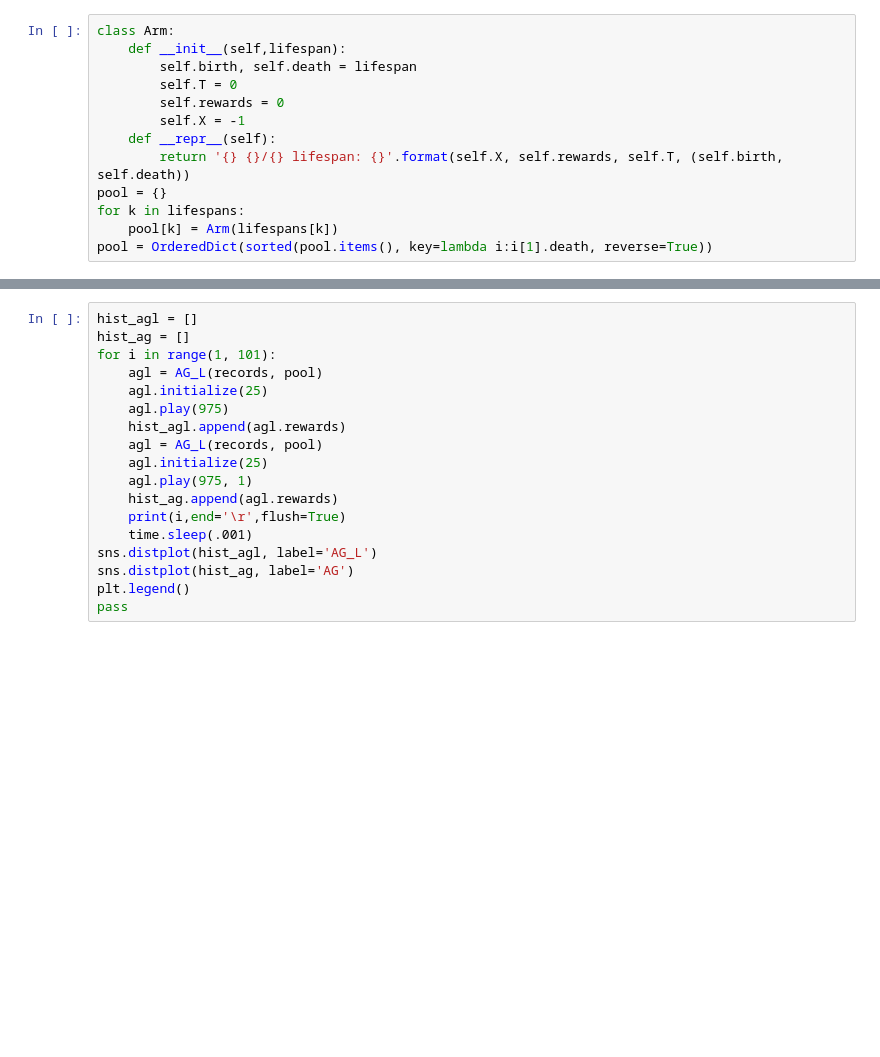
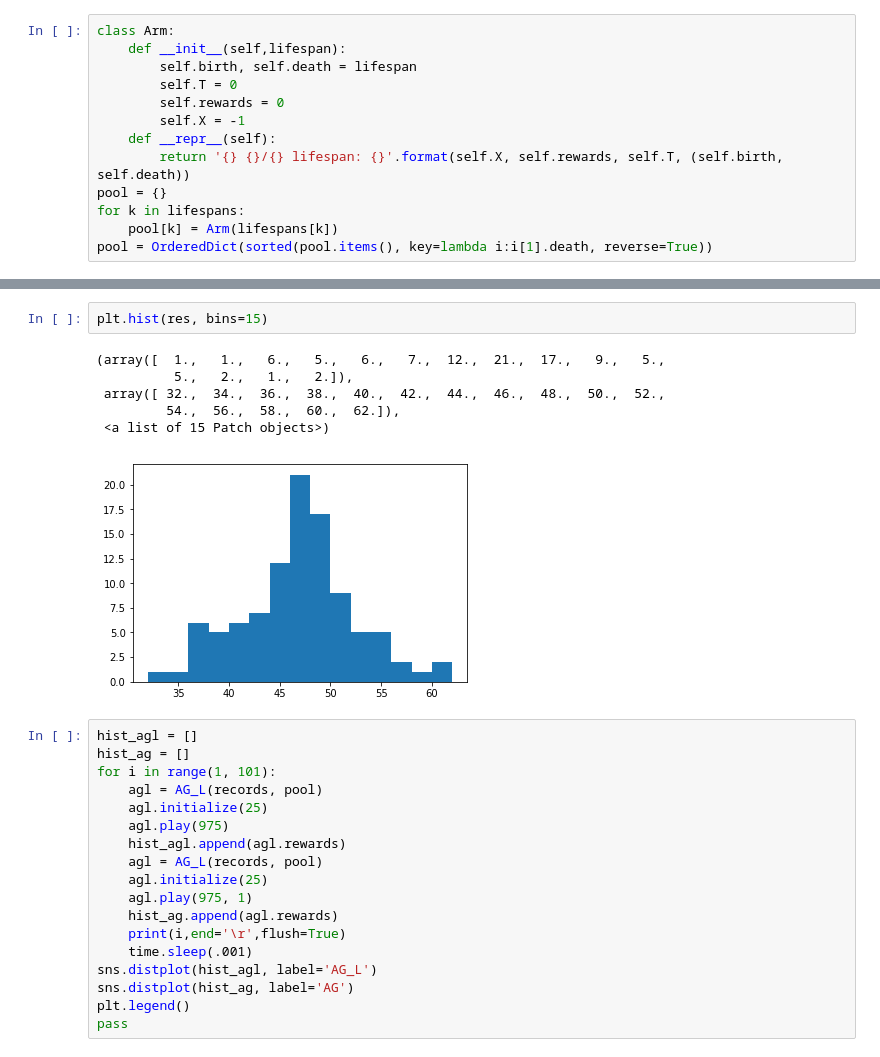
Before and after one commit to ShrekFelix/Reducing-Exploration-of-Dying-Arms-in-Mortal-Bandits, a Jupyter notebook: recommenders.ipynb, the cells around one changed output, grey strips where cells are left out. Cells and saved outputs as stored; diff of their text form; blank space fills up the shorter version.

```diff
--- a/recommenders.ipynb
+++ b/recommenders.ipynb
@@ -301,3 +322,12 @@ agl.rewards
+# %%
+plt.hist(res, bins=15)
+# %% [output]
+(array([  1.,   1.,   6.,   5.,   6.,   7.,  12.,  21.,  17.,   9.,   5.,
+          5.,   2.,   1.,   2.]),
+ array([ 32.,  34.,  36.,  38.,  40.,  42.,  44.,  46.,  48.,  50.,  52.,
+         54.,  56.,  58.,  60.,  62.]),
+ <a list of 15 Patch objects>)
+[figure, added]
 # %%
 hist_agl = []
 hist_ag = []
```
Also changed, not shown: parts of 21 cells of this notebook.
